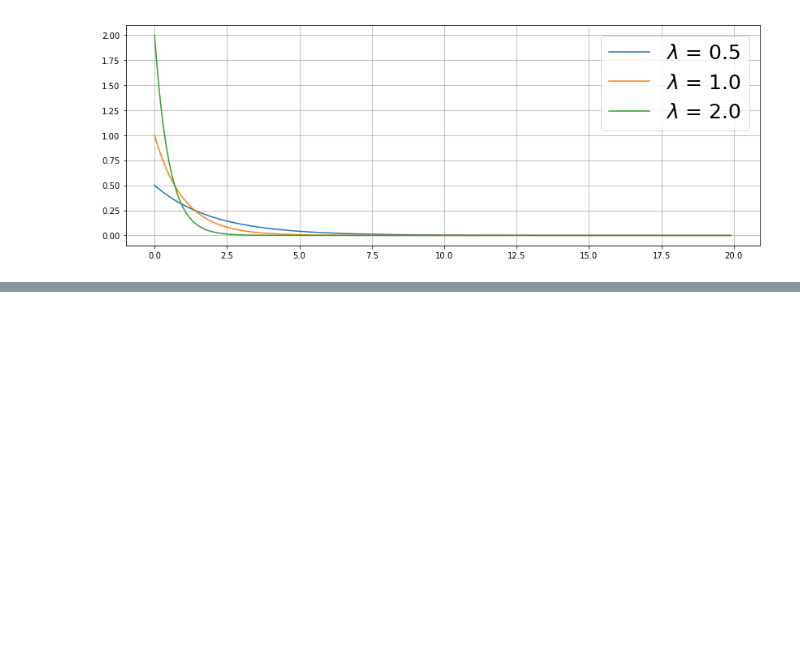
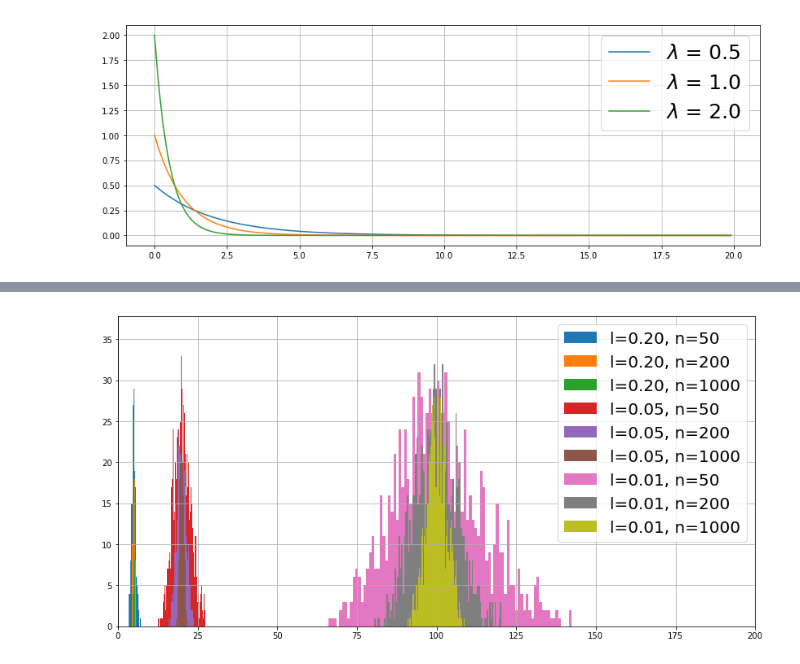
Before and after one commit to schustermartin/data_analysis_tutorium, a Jupyter notebook: Exercises/Chapter_04/Ch04_Ex08.ipynb, the cells around one changed output, grey strips where cells are left out. Drawn from its saved outputs; the diff is of its cells as text; code cells hidden in the pictures; blank space fills up the shorter version.

```diff
--- a/Exercises/Chapter_04/Ch04_Ex08.ipynb
+++ b/Exercises/Chapter_04/Ch04_Ex08.ipynb
@@ -95,0 +105,40 @@ calculated sigma = 52.480
+# %%
+n_exp = 1000
+lams = [0.2, 0.05, 0.01]
+n_arr = [50, 200, 1000]
+means = []
+for i in range(0,(len(lams)*len(n_arr))):
+    means.append([])
+calculated_means = np.zeros(9)
+calculated_sigmas = np.zeros(9)
+theoretical_means = np.zeros(9)
+theoretical_sigmas = np.zeros(9)
+# %%
+for (li,l) in enumerate(lams):
+    for (ni,n) in enumerate(n_arr):
+        theoretical_means[li*3+ni]=(1./l)
+        theoretical_sigmas[li*3+ni]=(1./l/np.sqrt(n))
+        means_temp = []
+        for exp in range(0,n_exp):
+            temp = []
+            for i in range(0,n):
+                temp.append(rand(l))
+            means_temp.append(np.mean(temp))
+        means[li*3+ni]=means_temp
+# %%
+plt.figure(figsize=(14,7))
+for (li,l) in enumerate(lams):
+    for (ni,n) in enumerate(n_arr):
+        hist_range = (theoretical_means[li*3+ni]-3*theoretical_sigmas[li*3+ni],theoretical_means[li*3+ni]+3*theoretical_sigmas[li*3+ni])
+        weights, bins, patches = plt.hist(means[li*3+ni], bins=100, range=hist_range,label="l=%.2f, n=%d" % (l, n))
+        stepsize = (6*theoretical_sigmas[li*3+ni]/len(weights))
+        midpoints = np.linspace(hist_range[0]+0.5*stepsize, hist_range[1]-0.5*stepsize,  len(weights))
+        calculated_means[li*3+ni]=calc_mean(midpoints, weights)
+        calculated_sigmas[li*3+ni]=calc_std(midpoints, weights, calculated_means[li*3+ni])
+plt.xlim(0,200)
+# plt.yscale("log")
+plt.grid()
+plt.legend(fontsize=20)
+plt.show()
+# %% [output]
+[figure, added]
```
Also changed, not shown: parts of 10 cells of this notebook.
